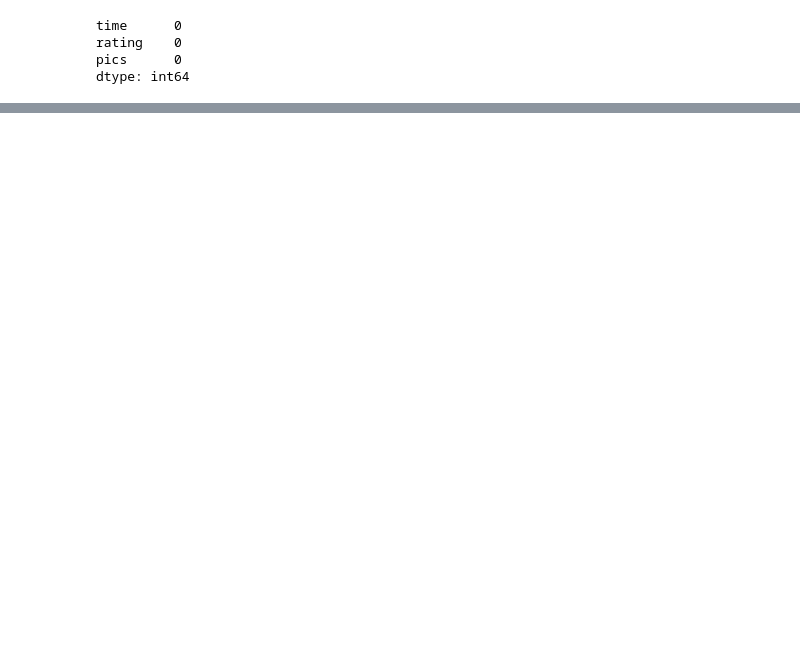
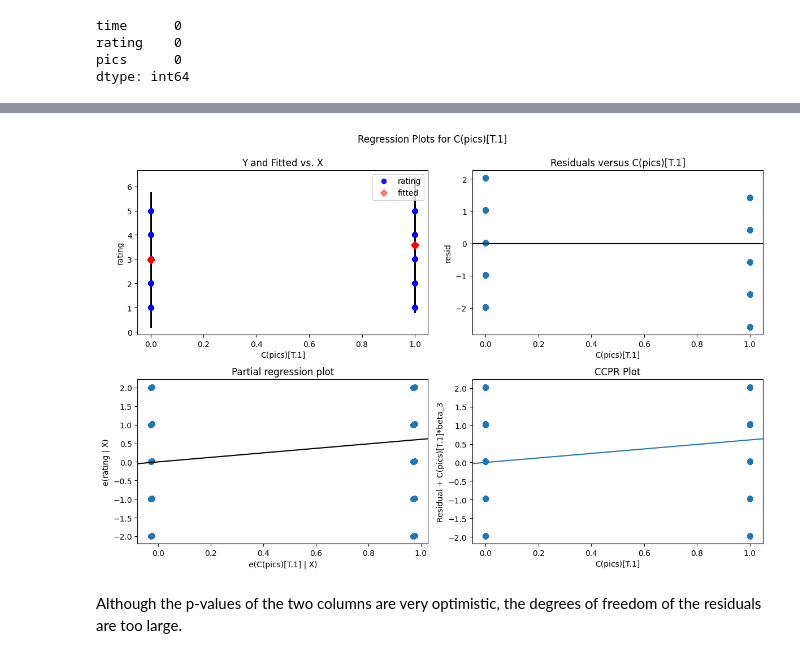
Before and after one commit to SkywingsWang/Masters-Degree-Dissertation, a Jupyter notebook: dissertation.ipynb, the cells around one changed output, grey strips where cells are left out. Saved outputs shown, nothing was run; the diff lists cells and outputs as text; code cells hidden in the pictures; blank space fills up the shorter version.

```diff
--- a/dissertation.ipynb
+++ b/dissertation.ipynb
@@ -138,0 +157,15 @@ dtype: int64
+# %%
+# Separate features (X) and target variable (y)
+X = data_modified.drop('rating', axis=1)
+y = data_modified['rating']
+
+# Apply undersampling
+undersampler = RandomUnderSampler(random_state=42)
+X_resampled, y_resampled = undersampler.fit_resample(X, y)
+
+# Create a new balanced dataframe
+balanced_data = X_resampled.copy()
+balanced_data['rating'] = y_resampled
+
+# Check the balanced distribution of ratings
+balanced_data['rating'].value_counts()
@@ -138,0 +273,11 @@ dtype: int64
+# %%
+# Create the residual plot
+fig = plt.figure(figsize=(12, 8))
+plot_regress_exog(model, 'C(pics)[T.1]', fig=fig)
+
+# Show the plot
+plt.show()
+# %% [output]
+[figure, added]
+# %% [markdown]
+Although the p-values of the two columns are very optimistic, the degrees of freedom of the residuals are too large.
```
Also changed, not shown: parts of 16 cells of this notebook, 1 other file.
